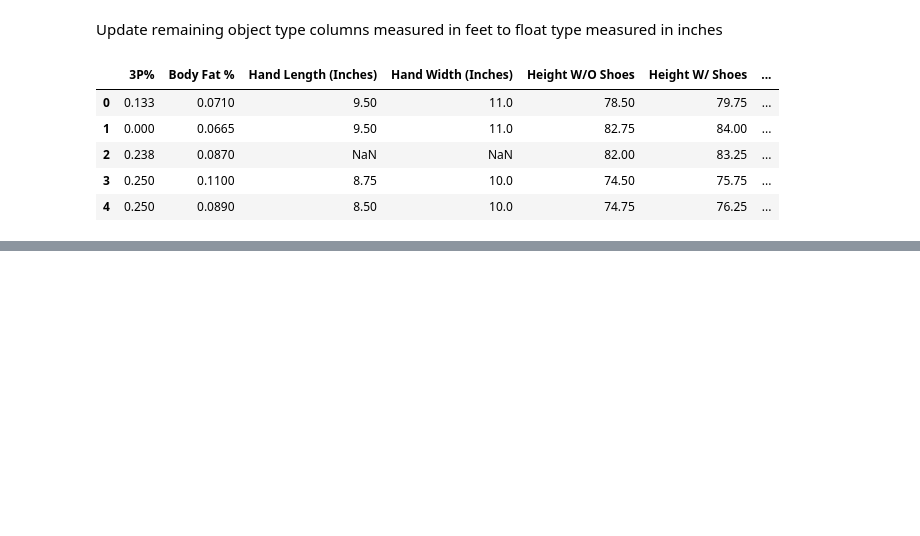
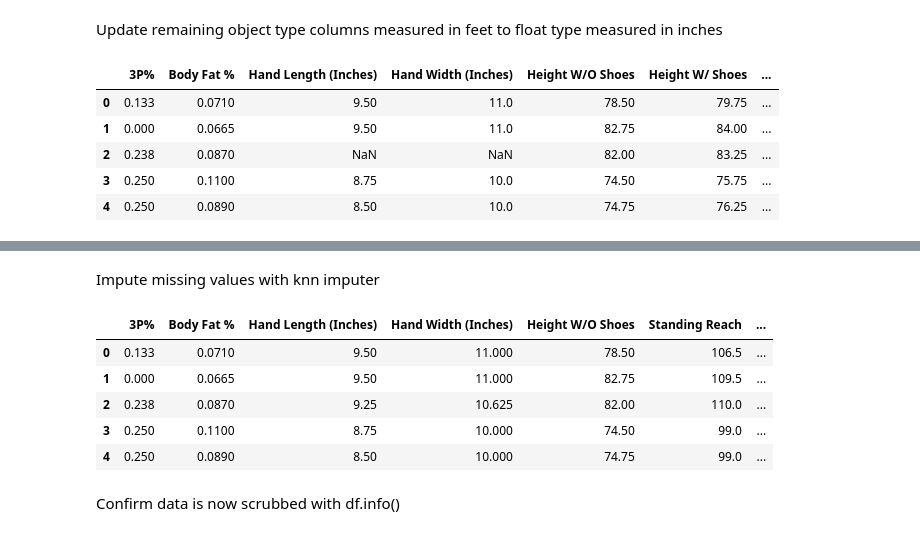
Before and after one commit to blantj/nba_3_pointer_regression, a Jupyter notebook: Modeling.ipynb, the cells around one changed output, grey strips where cells are left out. Drawn from its saved outputs; the diff is of its cells as text; code cells hidden in the pictures; blank space fills up the shorter version.

```diff
--- a/Modeling.ipynb
+++ b/Modeling.ipynb
@@ -178,0 +184,17 @@ memory usage: 25.4 KB
+# %% [markdown]
+Impute missing values with knn imputer
+# %%
+imputer_df = df.drop(columns=['3P%'])
+imputer = KNNImputer(n_neighbors=2)
+imputer_df = pd.DataFrame(imputer.fit_transform(imputer_df), columns=imputer_df.columns)
+df = pd.merge(df[['3P%']], imputer_df, left_index=True, right_index=True)
+df.head()
+# %% [output]
+|  | 3P% | Body Fat % | Hand Length (Inches) | Hand Width (Inches) | Height W/O Shoes | Standing Reach | ... |
+| 0 | 0.133 | 0.0710 | 9.50 | 11.000 | 78.50 | 106.5 | ... |
+| 1 | 0.000 | 0.0665 | 9.50 | 11.000 | 82.75 | 109.5 | ... |
+| 2 | 0.238 | 0.0870 | 9.25 | 10.625 | 82.00 | 110.0 | ... |
+| 3 | 0.250 | 0.1100 | 8.75 | 10.000 | 74.50 | 99.0 | ... |
+| 4 | 0.250 | 0.0890 | 8.50 | 10.000 | 74.75 | 99.0 | ... |
+# %% [markdown]
+Confirm data is now scrubbed with df.info()
```
Also changed, not shown: parts of 6 cells of this notebook.
